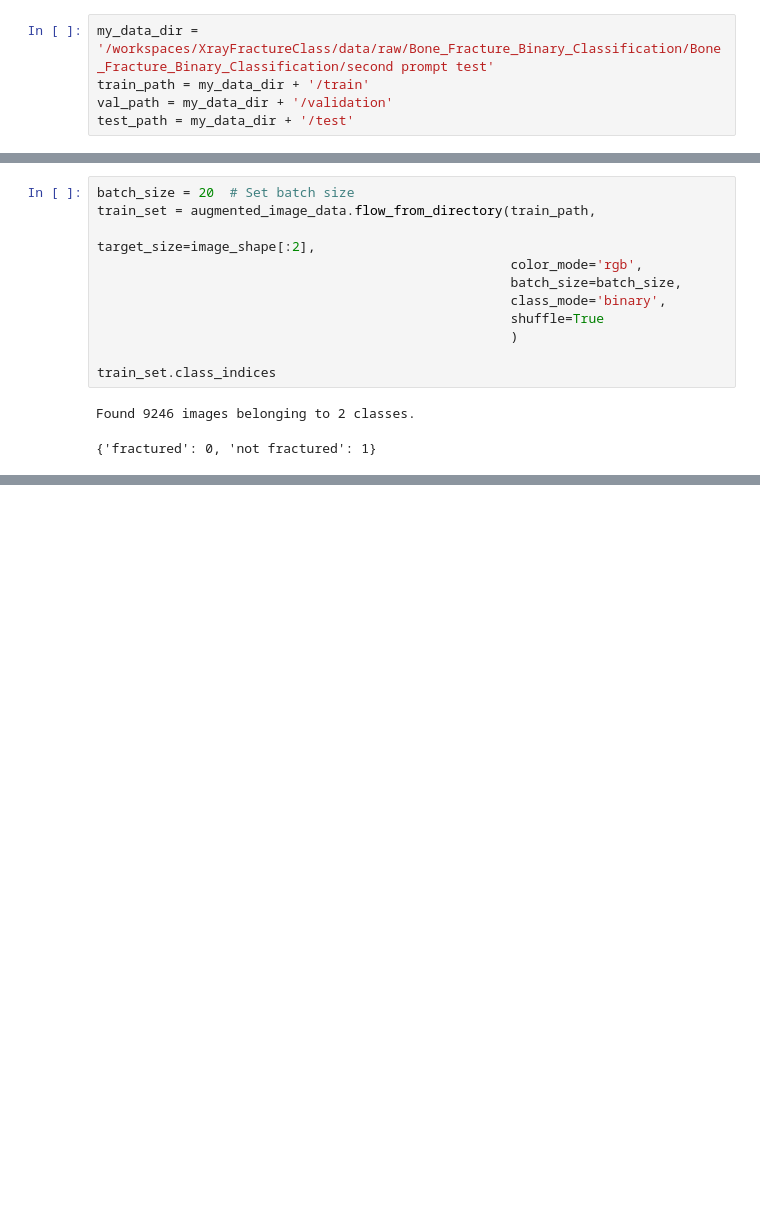
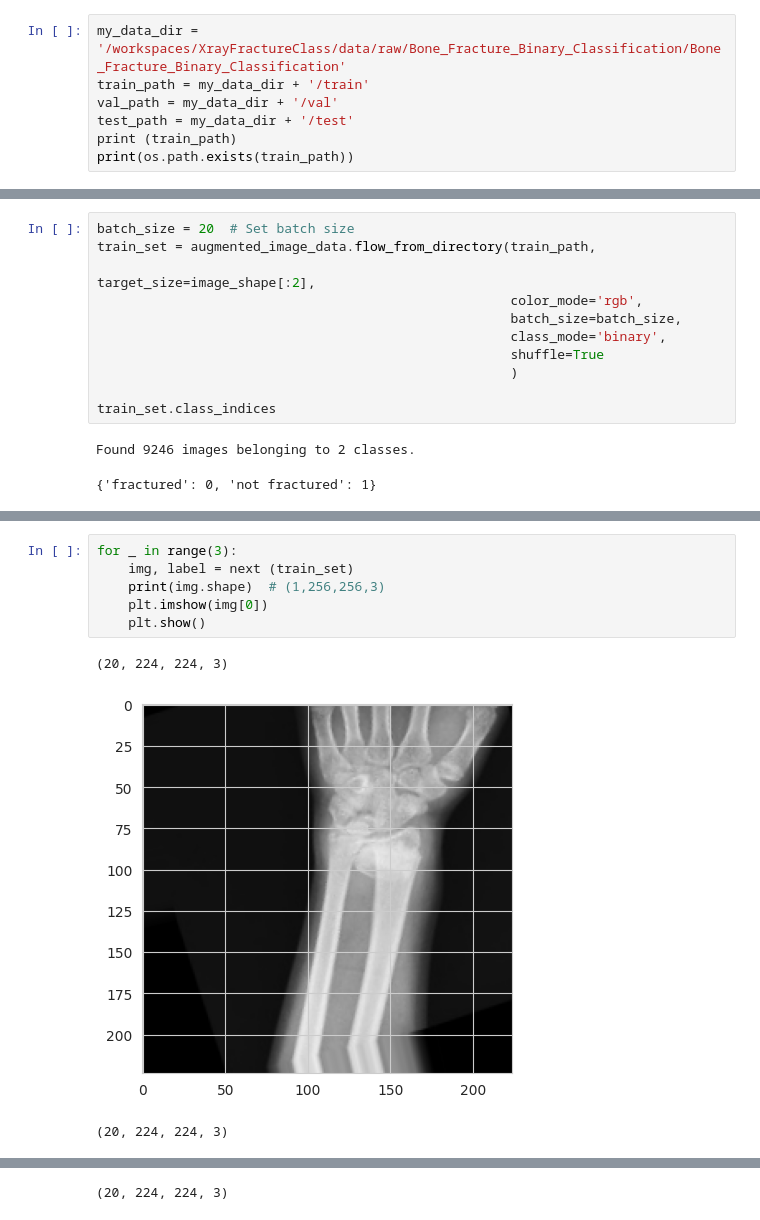
Before and after one commit to Felix-53/XrayFractureClass, a Jupyter notebook: jupytr_notebooks/Models_Evaluation.ipynb, the cells around one changed output, grey strips where cells are left out. Cells and saved outputs as stored; diff of their text form; blank space fills up the shorter version.

```diff
--- a/jupytr_notebooks/Models_Evaluation.ipynb
+++ b/jupytr_notebooks/Models_Evaluation.ipynb
@@ -12,7 +12,9 @@ work_dir
 # %% [output]
 '/workspaces/XrayFractureClass/jupytr_notebooks'
 # %%
-my_data_dir = '/workspaces/XrayFractureClass/data/raw/Bone_Fracture_Binary_Classification/Bone_Fracture_Binary_Classification/second prompt test'
+my_data_dir = '/workspaces/XrayFractureClass/data/raw/Bone_Fracture_Binary_Classification/Bone_Fracture_Binary_Classification'
 train_path = my_data_dir + '/train'
-val_path = my_data_dir + '/validation'
+val_path = my_data_dir + '/val'
 test_path = my_data_dir + '/test'
+print (train_path)
+print(os.path.exists(train_path))
@@ -134,0 +136,10 @@ False
+# %%
+for _ in range(3):
+    img, label = next (train_set)
+    print(img.shape)  # (1,256,256,3)
+    plt.imshow(img[0])
+    plt.show()
+# %% [output]
+(20, 224, 224, 3)
+[figure, added]
+(20, 224, 224, 3)
@@ -134,0 +147 @@ False
+(20, 224, 224, 3)
```
Also changed, not shown: parts of 13 cells of this notebook, 1 other file.
